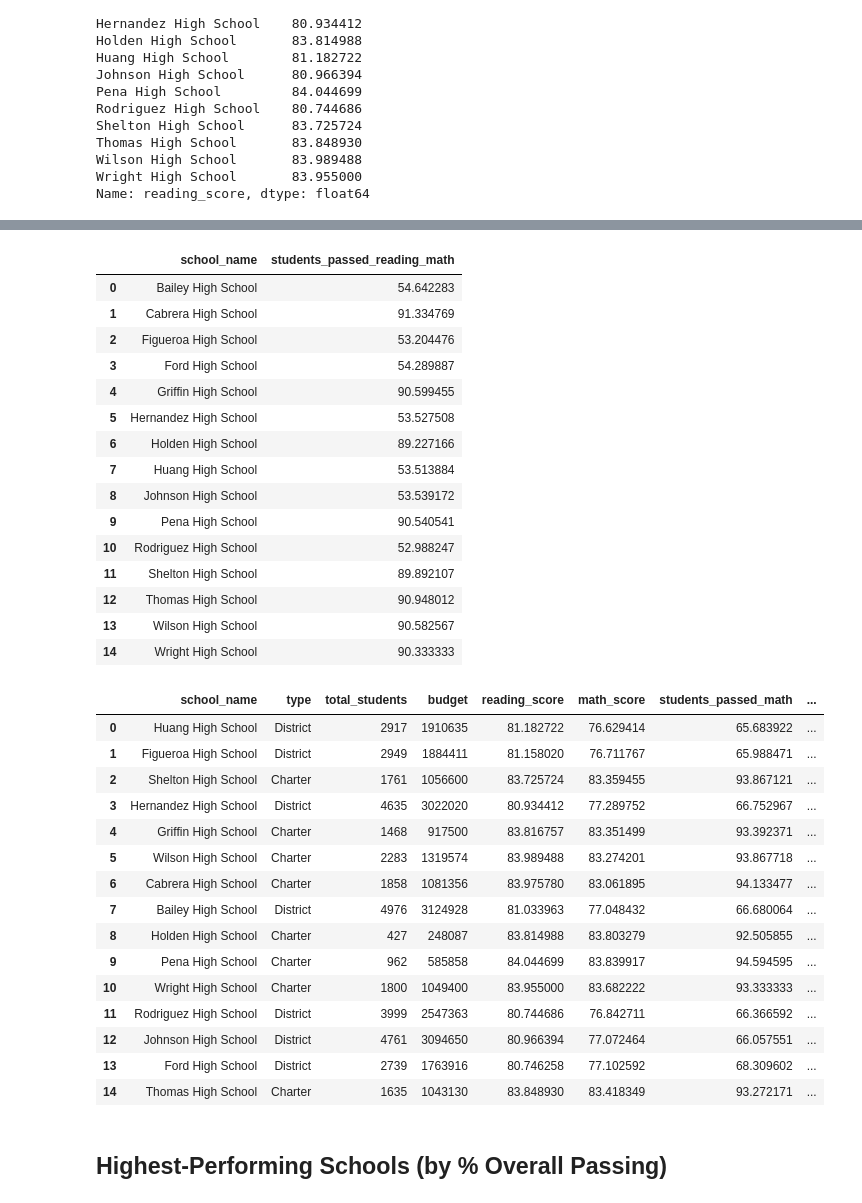
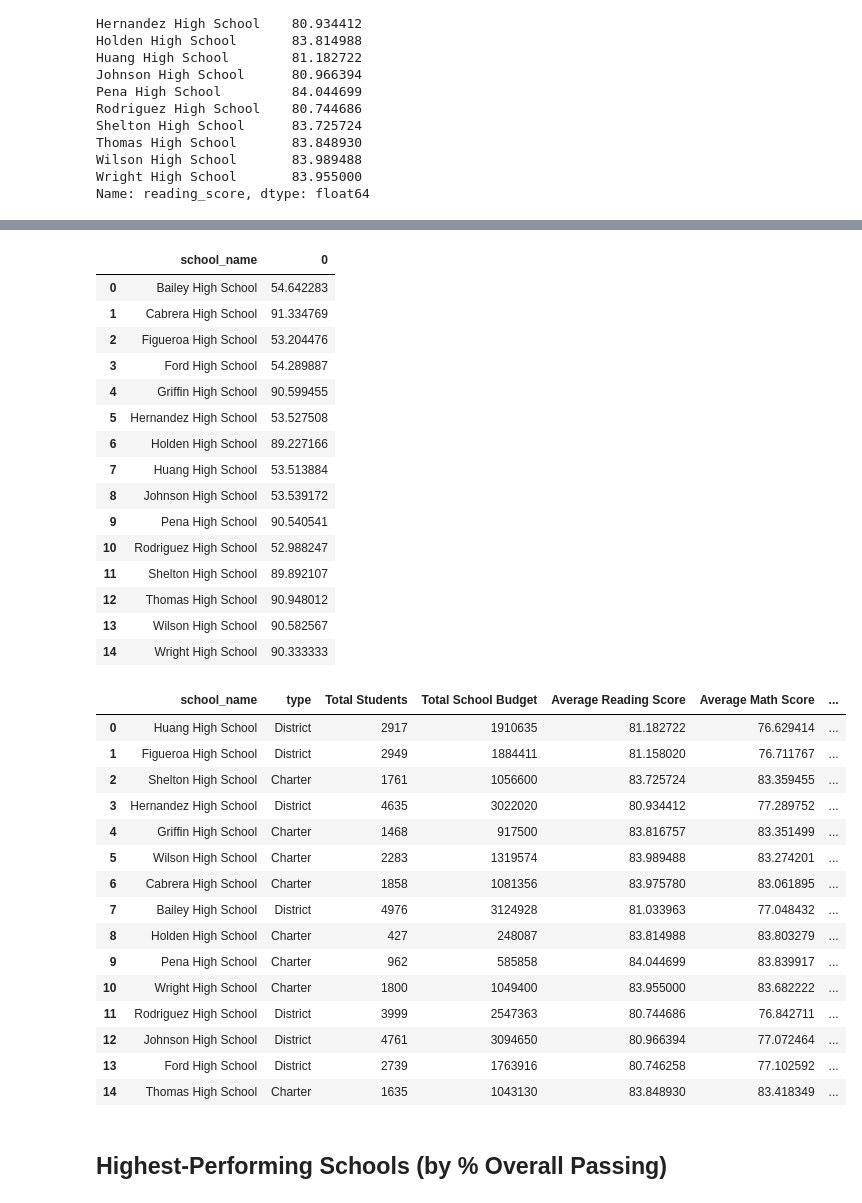
Before and after one commit to aparajita-code/Pandas_challenge_assignment, a Jupyter notebook: PyCitySchools/PyCitySchools_starter.ipynb, the cells around one changed output, grey strips where cells are left out. Saved outputs shown, nothing was run; the diff lists cells and outputs as text; code cells hidden in the pictures.

Commit message:
upto calculate mean scores per spending range.

```diff
--- a/PyCitySchools/PyCitySchools_starter.ipynb
+++ b/PyCitySchools/PyCitySchools_starter.ipynb
@@ -374,6 +379,9 @@ students_passing_reading
 # Use the provided code to calculate the number of students per school that passed both math and reading with scores of 70 or higher
 #students_passing_math_and_reading = school_data_complete[(school_data_complete["reading_score"]) >= 70 & (school_data_complete["math_score"] >= 70)]
 
-students_passing_math_and_reading = school_data_complete[ (school_data_complete["reading_score"] >= 70) & (school_data_complete["math_score"] >= 70)].groupby(["school_name"]).size().reset_index(name='students_passed_reading_math')
+#students_passing_math_and_reading = school_data_complete[ (school_data_complete["reading_score"] >= 70) & (school_data_complete["math_score"] >= 70)].groupby(["school_name"]).size().reset_index(name='students_passed_reading_math')
+students_passing_math_and_reading = school_data_complete[ (school_data_complete["reading_score"] >= 70) & (school_data_complete["math_score"] >= 70)].groupby(["school_name"]).size()
+
+
 students_passing_math_and_reading
 # %% [output]
@@ -397,9 +406,8 @@ students_passing_math_and_reading
 # Use the provided code to calculate the passing rates
 
 
-students_passing_math["students_passed_math"] = (students_passing_math["students_passed_math"] / student_count_perschool["total_students"])  * 100
+#students_passing_math["students_passed_math"] = (students_passing_math["students_passed_math"] / student_count_perschool["total_students"])  * 100
 
-
-
-students_passing_math
+students_passing_math_percentage  = (students_passing_math / student_count_perschool)  * 100
+students_passing_math_percentage
 # %% [output]
@@ -407,7 +430,7 @@ KeyError: 'total_students'
 # %%
 
-students_passing_reading["students_passed_reading"] = (students_passing_reading["students_passed_reading"] / student_count_perschool["total_students"])  * 100
+students_passing_reading_percentage = (students_passing_reading  / student_count_perschool )  * 100
 
 #students_passed_reading= (students_passing_reading/student_count_perschool ) * 100
-students_passing_reading
+students_passing_reading_percentage
 # %% [output]
@@ -428,10 +451,10 @@ students_passing_reading
 | 13 | Wilson High School | 96.539641 |
 | 14 | Wright High School | 96.611111 |
 # %%
-students_passing_math_and_reading["students_passed_reading_math"] = (students_passing_math_and_reading["students_passed_reading_math"] / student_count_perschool["total_students"])  * 100
-students_passing_math_and_reading
+students_passing_math_and_reading_percentage  = (students_passing_math_and_reading  / student_count_perschool )  * 100
+students_passing_math_and_reading_percentage
 # %% [output]
-|  | school_name | students_passed_reading_math |
+|  | school_name | 0 |
 | 0 | Bailey High School | 54.642283 |
 | 1 | Cabrera High School | 91.334769 |
 | 2 | Figueroa High School | 53.204476 |
@@ -450,37 +473,38 @@ students_passing_math_and_reading
 # %%
 #df1 = pd.merge(school_types,student_count_perschool,how="left", on=["school_name"])
 #df2 = pd.merge(df1, per_school_budget ,how="left", on=["school_name"])
 #df3 = pd.merge(df2, per_school_reading,how="left", on=["school_name"]   )
 #df4 = pd.merge(df3 ,per_school_math ,how="left", on=["school_name"]   )
 
 
-df0 = pd.merge(school_types,student_count_perschool,how="left", on=["school_name"])
-df1 = pd.merge(df0, per_school_budget ,how="left", on=["school_name"])
-df2 = pd.merge(df1, per_school_reading,how="left", on=["school_name"]   )
-df3 = pd.merge(df2 ,per_school_math ,how="left", on=["school_name"]   )
-df4 = pd.merge(df3 ,students_passing_math ,how="left", on=["school_name"]   )
-df5 = pd.merge(df4, students_passing_reading, how ="left" , on=["school_name"] )
-school_summary = pd.merge(df5, students_passing_math_and_reading, how ="left", on=["school_name"])
+df0 = pd.merge(school_types,student_count_perschool.reset_index(name = "Total Students"),how="left", on=["school_name"])
+df1 = pd.merge(df0, per_school_budget.reset_index(name = "Total School Budget") ,how="left", on=["school_name"])
+df2 = pd.merge(df1, per_school_reading.reset_index(name = "Average Reading Score") ,how="left", on=["school_name"]   )
+df3 = pd.merge(df2 ,per_school_math.reset_index(name="Average Math Score") ,how="left", on=["school_name"]   )
+df4 = pd.merge(df3 ,students_passing_math_percentage.reset_index(name="% Passing Math") ,how="left", on=["school_name"]   )
+df5 = pd.merge(df4, students_passing_reading_percentage.reset_index(name="% Passing Reading"), how ="left" , on=["school_name"] )
+df6 =pd.merge(df5, per_school_capita.reset_index(name="Per Student Budget"), how ="left" , on=["school_name"] )
+school_summary = pd.merge(df6, students_passing_math_and_reading_percentage.reset_index(name="% Overall Passing"), how ="left", on=["school_name"])
 
 
 school_summary
 # %% [output]
-|  | school_name | type | total_students | budget | reading_score | math_score | students_passed_math | ... |
-| 0 | Huang High School | District | 2917 | 1910635 | 81.182722 | 76.629414 | 65.683922 | ... |
-| 1 | Figueroa High School | District | 2949 | 1884411 | 81.158020 | 76.711767 | 65.988471 | ... |
-| 2 | Shelton High School | Charter | 1761 | 1056600 | 83.725724 | 83.359455 | 93.867121 | ... |
-| 3 | Hernandez High School | District | 4635 | 3022020 | 80.934412 | 77.289752 | 66.752967 | ... |
-| 4 | Griffin High School | Charter | 1468 | 917500 | 83.816757 | 83.351499 | 93.392371 | ... |
-| 5 | Wilson High School | Charter | 2283 | 1319574 | 83.989488 | 83.274201 | 93.867718 | ... |
-| 6 | Cabrera High School | Charter | 1858 | 1081356 | 83.975780 | 83.061895 | 94.133477 | ... |
-| 7 | Bailey High School | District | 4976 | 3124928 | 81.033963 | 77.048432 | 66.680064 | ... |
-| 8 | Holden High School | Charter | 427 | 248087 | 83.814988 | 83.803279 | 92.505855 | ... |
-| 9 | Pena High School | Charter | 962 | 585858 | 84.044699 | 83.839917 | 94.594595 | ... |
-| 10 | Wright High School | Charter | 1800 | 1049400 | 83.955000 | 83.682222 | 93.333333 | ... |
-| 11 | Rodriguez High School | District | 3999 | 2547363 | 80.744686 | 76.842711 | 66.366592 | ... |
-| 12 | Johnson High School | District | 4761 | 3094650 | 80.966394 | 77.072464 | 66.057551 | ... |
-| 13 | Ford High School | District | 2739 | 1763916 | 80.746258 | 77.102592 | 68.309602 | ... |
-| 14 | Thomas High School | Charter | 1635 | 1043130 | 83.848930 | 83.418349 | 93.272171 | ... |
+|  | school_name | type | Total Students | Total School Budget | Average Reading Score | Average Math Score | ... |
+| 0 | Huang High School | District | 2917 | 1910635 | 81.182722 | 76.629414 | ... |
+| 1 | Figueroa High School | District | 2949 | 1884411 | 81.158020 | 76.711767 | ... |
+| 2 | Shelton High School | Charter | 1761 | 1056600 | 83.725724 | 83.359455 | ... |
+| 3 | Hernandez High School | District | 4635 | 3022020 | 80.934412 | 77.289752 | ... |
+| 4 | Griffin High School | Charter | 1468 | 917500 | 83.816757 | 83.351499 | ... |
+| 5 | Wilson High School | Charter | 2283 | 1319574 | 83.989488 | 83.274201 | ... |
+| 6 | Cabrera High School | Charter | 1858 | 1081356 | 83.975780 | 83.061895 | ... |
+| 7 | Bailey High School | District | 4976 | 3124928 | 81.033963 | 77.048432 | ... |
+| 8 | Holden High School | Charter | 427 | 248087 | 83.814988 | 83.803279 | ... |
+| 9 | Pena High School | Charter | 962 | 585858 | 84.044699 | 83.839917 | ... |
+| 10 | Wright High School | Charter | 1800 | 1049400 | 83.955000 | 83.682222 | ... |
+| 11 | Rodriguez High School | District | 3999 | 2547363 | 80.744686 | 76.842711 | ... |
+| 12 | Johnson High School | District | 4761 | 3094650 | 80.966394 | 77.072464 | ... |
+| 13 | Ford High School | District | 2739 | 1763916 | 80.746258 | 77.102592 | ... |
+| 14 | Thomas High School | Charter | 1635 | 1043130 | 83.848930 | 83.418349 | ... |
 # %% [markdown]
 ## Highest-Performing Schools (by % Overall Passing)
 # %%
```
Also changed, not shown: parts of 14 cells of this notebook.
